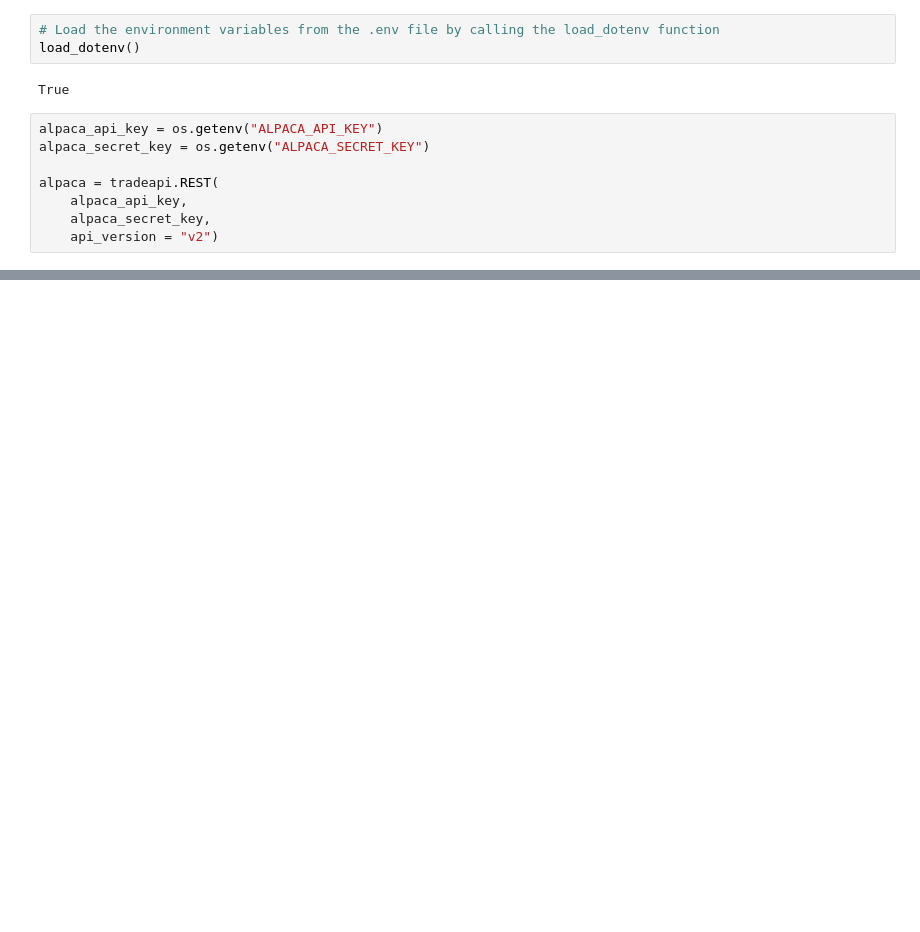
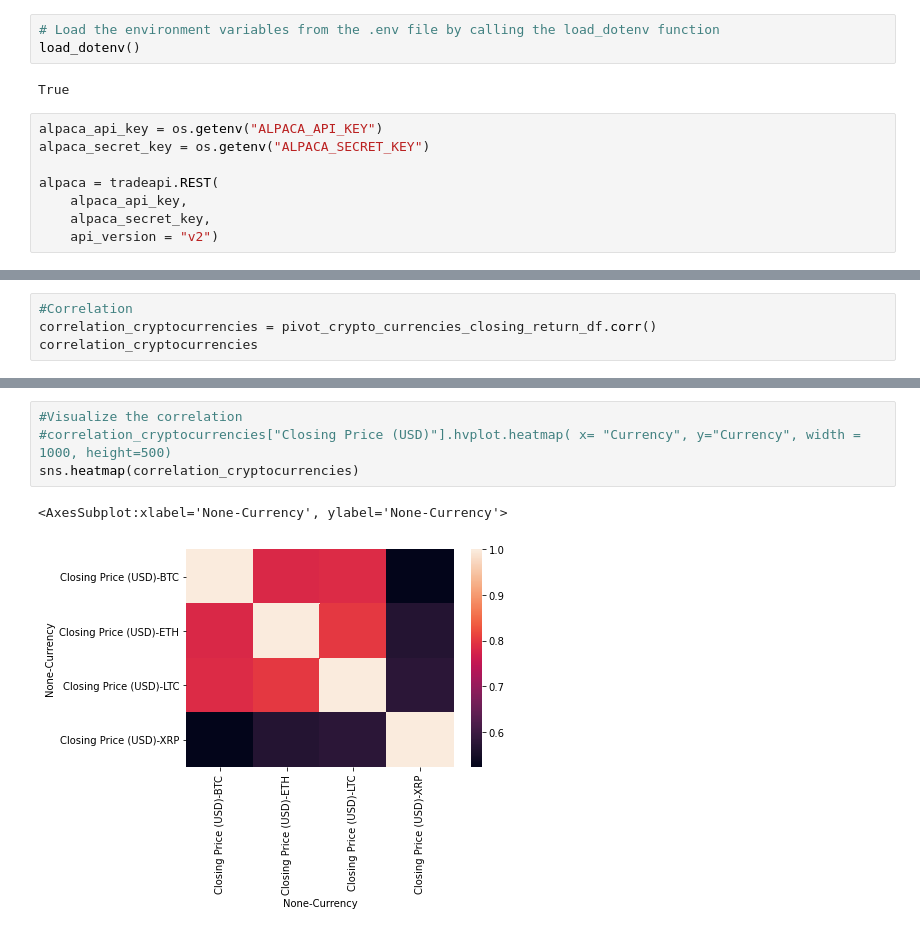
Before and after one commit to nataliaburrey/Diversified_Crypto_portfolio, a Jupyter notebook: project_1.ipynb, the cells around one changed output, grey strips where cells are left out. Drawn from its saved outputs; the diff is of its cells as text; blank space fills up the shorter version.

```diff
--- a/project_1.ipynb
+++ b/project_1.ipynb
@@ -130,0 +296,4 @@ display(ltc_df.head() )
+# %%
+#Correlation
+correlation_cryptocurrencies = pivot_crypto_currencies_closing_return_df.corr()
+correlation_cryptocurrencies
@@ -130,0 +308,7 @@ display(ltc_df.head() )
+# %%
+#Visualize the correlation
+#correlation_cryptocurrencies["Closing Price (USD)"].hvplot.heatmap( x= "Currency", y="Currency", width = 1000, height=500)
+sns.heatmap(correlation_cryptocurrencies)
+# %% [output]
+<AxesSubplot:xlabel='None-Currency', ylabel='None-Currency'>
+[figure, added]
```
Also changed, not shown: parts of 20 cells of this notebook, 1 other file.
